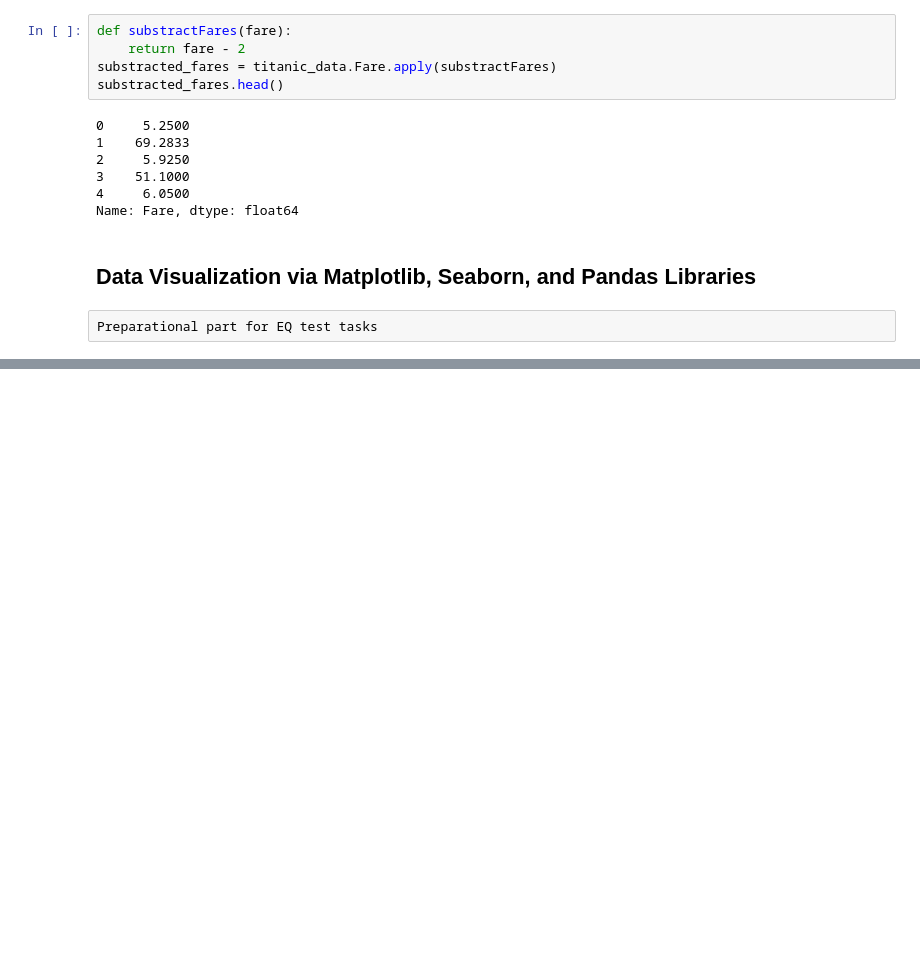
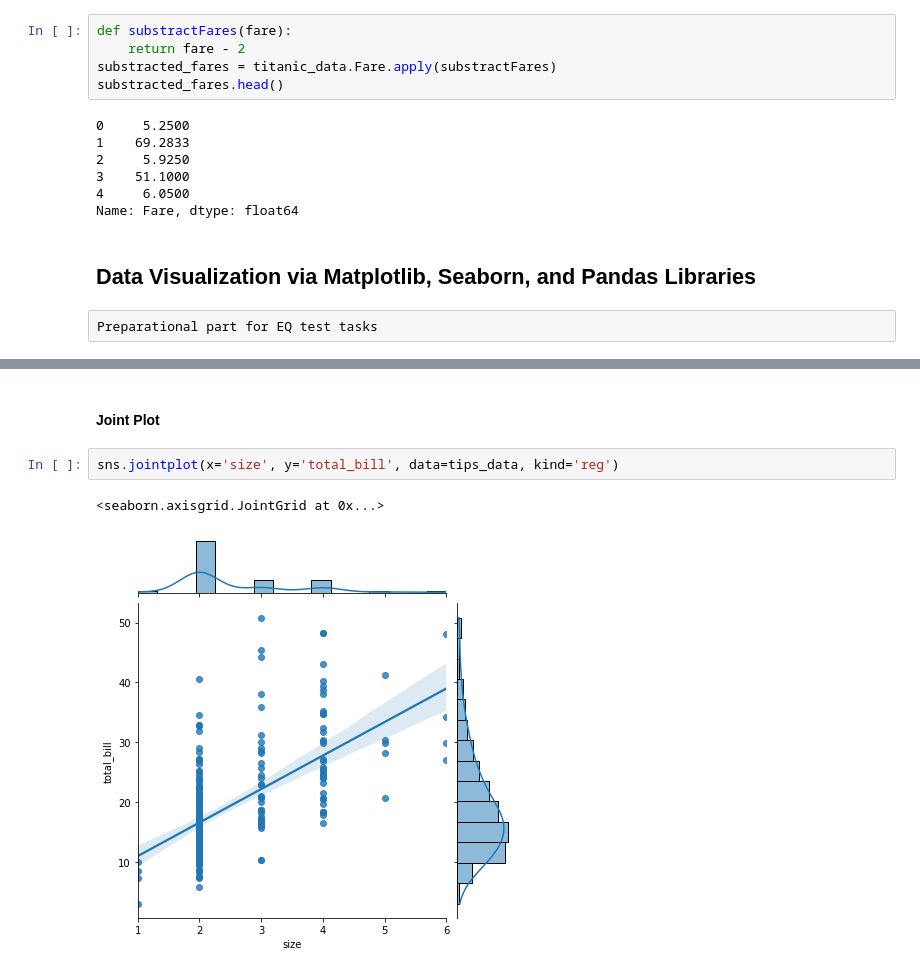
Before and after one commit to LocrianBird/datasets_preps, a Jupyter notebook: Quill.ipynb, the cells around one changed output, grey strips where cells are left out. Saved outputs shown, nothing was run; the diff lists cells and outputs as text; blank space fills up the shorter version.

```diff
--- a/Quill.ipynb
+++ b/Quill.ipynb
@@ -214,0 +238,7 @@ plt.show()
+# %% [markdown]
+#### Joint Plot
+# %%
+sns.jointplot(x='size', y='total_bill', data=tips_data, kind='reg')
+# %% [output]
+<seaborn.axisgrid.JointGrid at 0x...>
+[figure, added]
```
Also changed, not shown: parts of 43 cells of this notebook.
